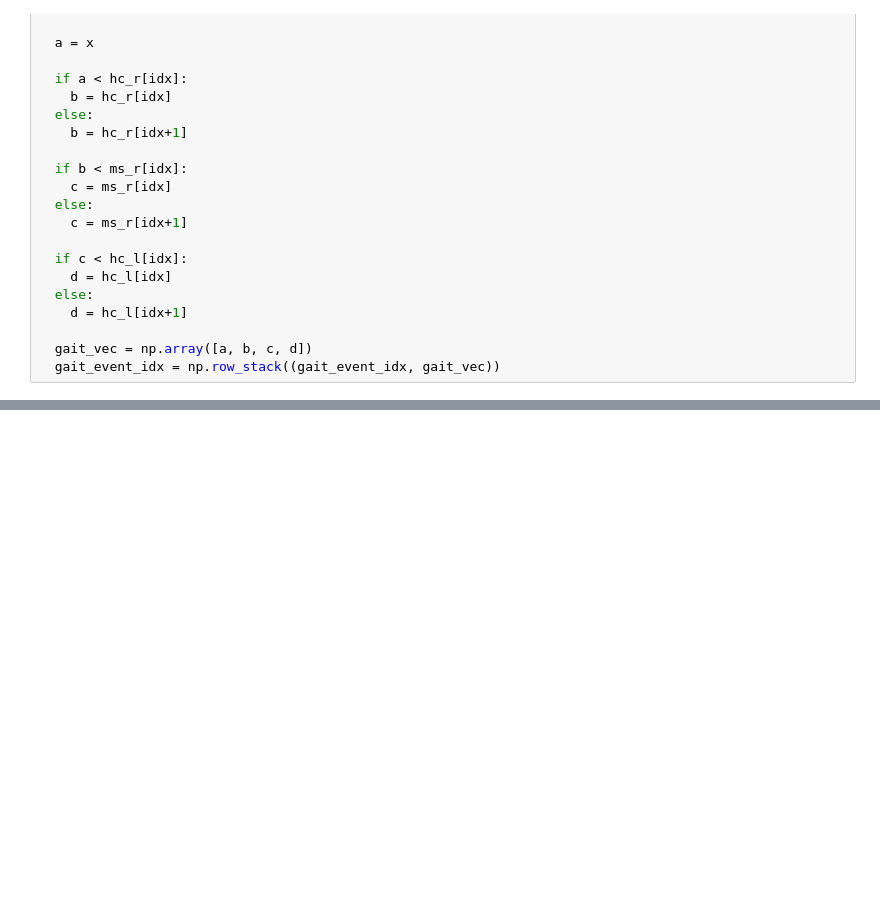
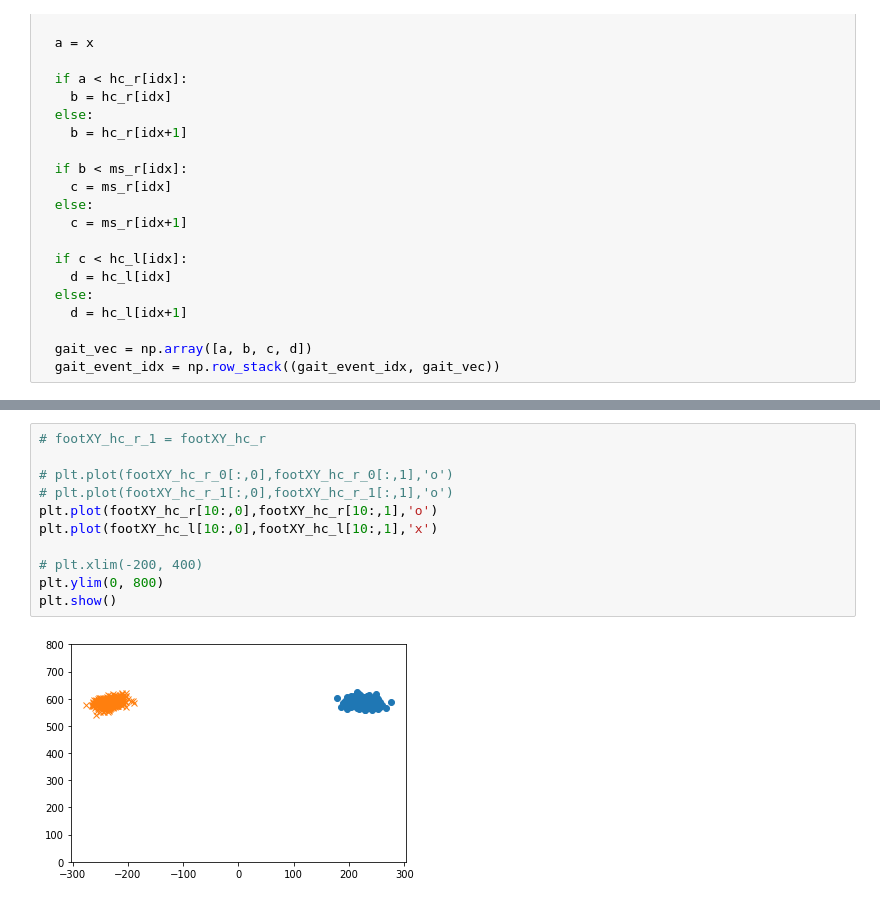
Before and after one commit to inseungkang/learningalgos, a Jupyter notebook: Controller_Inference.ipynb, the cells around one changed output, grey strips where cells are left out. Drawn from its saved outputs; the diff is of its cells as text; blank space fills up the shorter version.

```diff
--- a/Controller_Inference.ipynb
+++ b/Controller_Inference.ipynb
@@ -175,0 +186,13 @@ delta_Q = footXY_hc_r - footXY_hc_norm_r
+# %%
+# footXY_hc_r_1 = footXY_hc_r
+
+# plt.plot(footXY_hc_r_0[:,0],footXY_hc_r_0[:,1],'o')
+# plt.plot(footXY_hc_r_1[:,0],footXY_hc_r_1[:,1],'o')
+plt.plot(footXY_hc_r[10:,0],footXY_hc_r[10:,1],'o')
+plt.plot(footXY_hc_l[10:,0],footXY_hc_l[10:,1],'x')
+
+# plt.xlim(-200, 400)
+plt.ylim(0, 800)
+plt.show()
+# %% [output]
+[figure, added]
```
Also changed, not shown: parts of 6 cells of this notebook.
